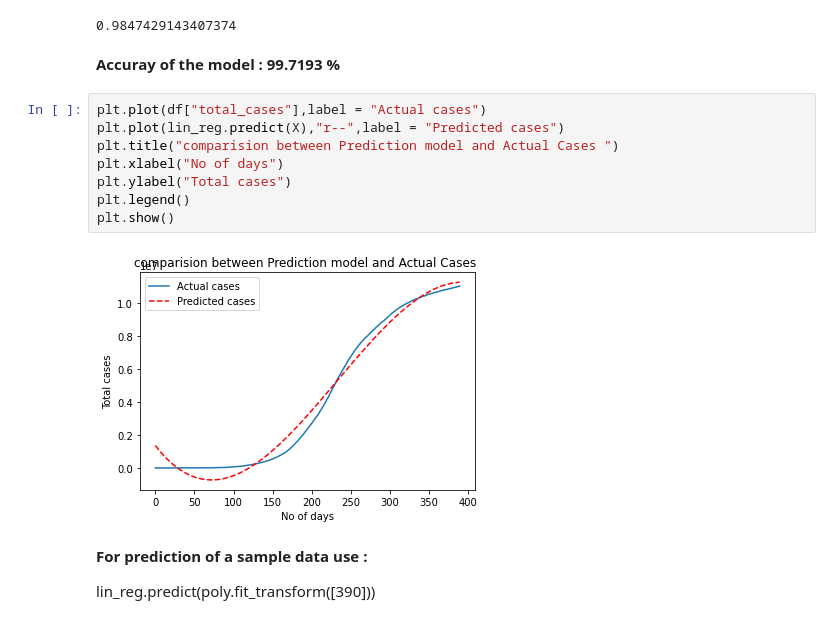
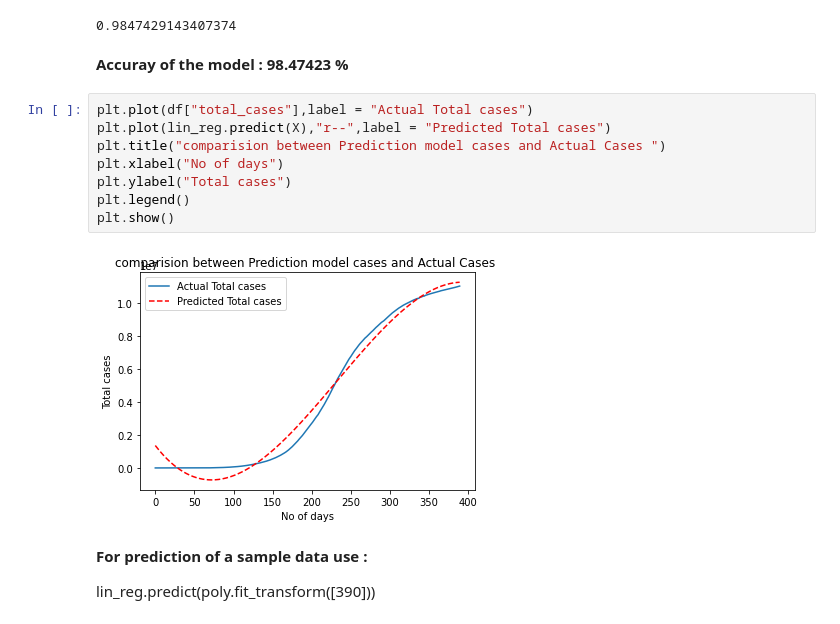
Before and after one commit to Indranil-Sarmah/Prediction-Model-for-Total-imminent-Coronavirus-cases-in-India, a Jupyter notebook: Using_polynomial_regression_for_predicting_the_Total_imminent_Coronavirus_cases_in_India.ipynb, the cells around one changed output. Cells and saved outputs as stored; diff of their text form.

```diff
--- a/Using_polynomial_regression_for_predicting_the_Total_imminent_Coronavirus_cases_in_India.ipynb
+++ b/Using_polynomial_regression_for_predicting_the_Total_imminent_Coronavirus_cases_in_India.ipynb
@@ -143,17 +146,17 @@ lin_reg.score(X,y)
 # %% [output]
 0.9847429143407374
 # %% [markdown]
-**Accuray of the model : 99.7193 %**
+**Accuray of the model : 98.47423 %**
 # %%
-plt.plot(df["total_cases"],label = "Actual cases")
-plt.plot(lin_reg.predict(X),"r--",label = "Predicted cases")
-plt.title("comparision between Prediction model and Actual Cases ")
+plt.plot(df["total_cases"],label = "Actual Total cases")
+plt.plot(lin_reg.predict(X),"r--",label = "Predicted Total cases")
+plt.title("comparision between Prediction model cases and Actual Cases ")
 plt.xlabel("No of days")
 plt.ylabel("Total cases")
 plt.legend()
 plt.show()
 # %% [output]
-[figure, old version]
+[figure, new version]
 # %% [markdown]
 **For prediction of a sample data use :**
 
```
Also changed, not shown: parts of 2 cells of this notebook.
